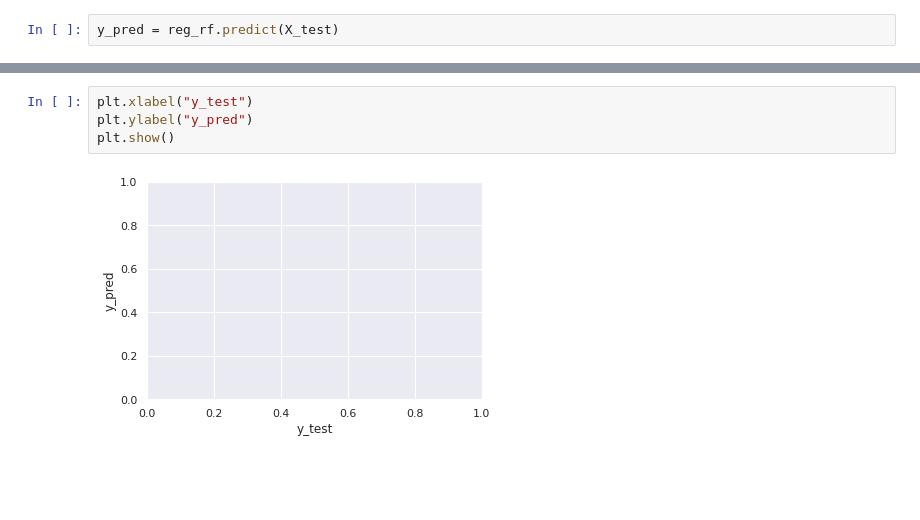
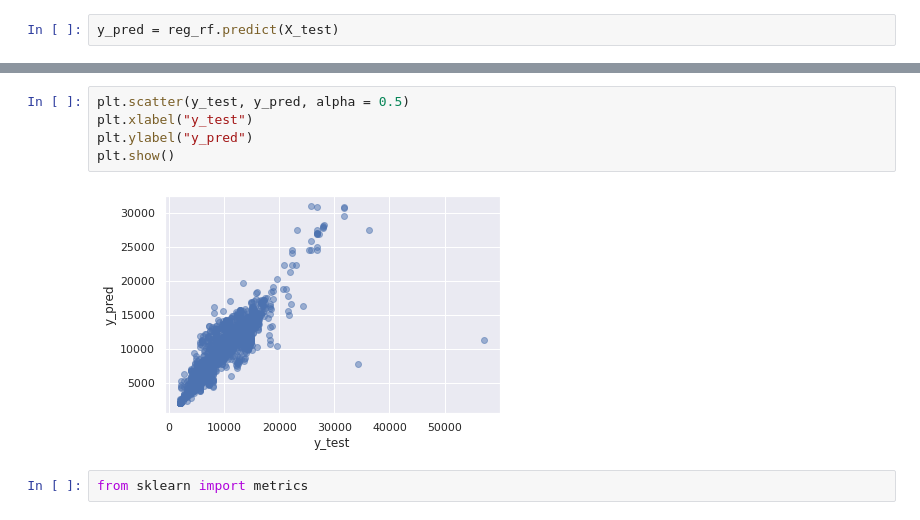
Before and after one commit to bidhyapokharel/Flight-Fare-Prediction, a Jupyter notebook: DataExploration.ipynb, the cells around one changed output, grey strips where cells are left out. Drawn from its saved outputs; the diff is of its cells as text; blank space fills up the shorter version.

```diff
--- a/DataExploration.ipynb
+++ b/DataExploration.ipynb
@@ -517,6 +517,9 @@ plt.show()
 # %%
+plt.scatter(y_test, y_pred, alpha = 0.5)
 plt.xlabel("y_test")
 plt.ylabel("y_pred")
 plt.show()
 # %% [output]
-[figure, old version]
+[figure, new version]
+# %%
+from sklearn import metrics
```
Also changed, not shown: parts of 20 cells of this notebook.
